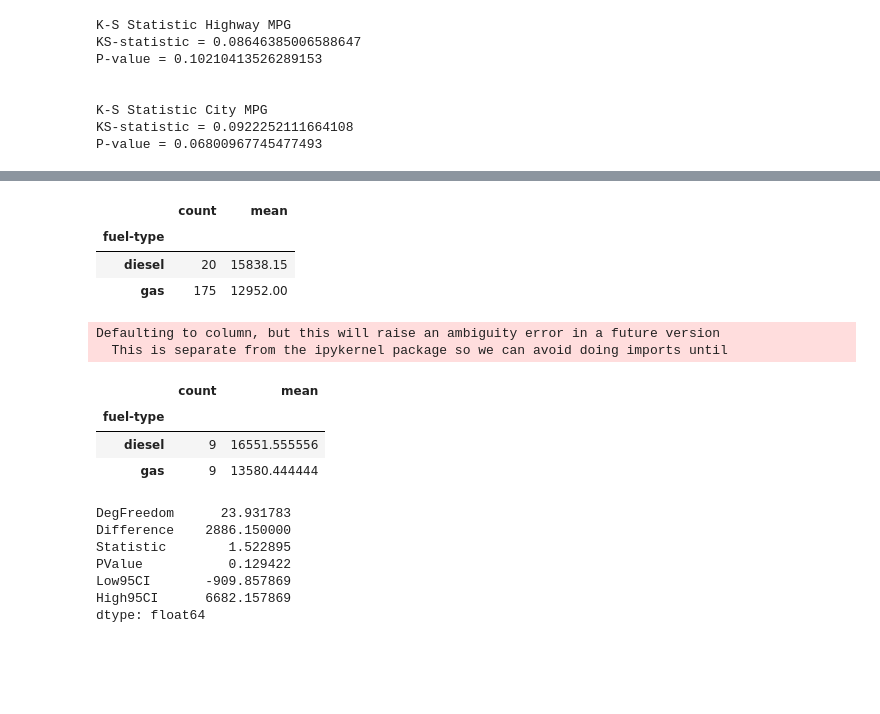
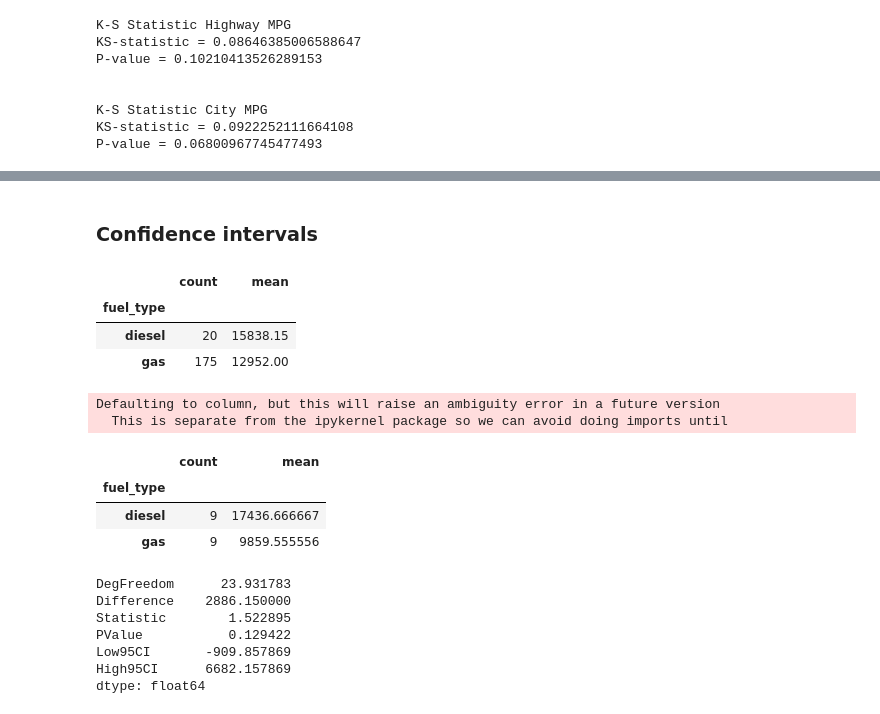
Before and after one commit to ryanarbow/uw_data_science, a Jupyter notebook: DS_methods_and_tools_2/RyanArbow-M02-HypothesisSim.ipynb, the cells around one changed output, grey strips where cells are left out. Saved outputs shown, nothing was run; the diff lists cells and outputs as text; code cells hidden in the pictures; blank space fills up the shorter version.

```diff
--- a/DS_methods_and_tools_2/RyanArbow-M02-HypothesisSim.ipynb
+++ b/DS_methods_and_tools_2/RyanArbow-M02-HypothesisSim.ipynb
@@ -54,7 +67,3 @@ dtype: object
 # %%
 #create log price
 auto_price['log_price'] = np.log(auto_price.price)
-# %%
-auto_price['highway_mpg'] = auto_price['highway-mpg']
-auto_price['city_mpg'] = auto_price['city-mpg']
-auto_price.drop(columns=['highway-mpg', 'city-mpg'])
@@ -149,0 +70,3 @@ plot_dists(gas_bootstrap_means, diesel_bootstrap_means,
+# %%
+#rename columns
+auto_price.rename(index=str, inplace=True, columns={"num-of-doors": "num_of_doors", "highway-mpg": "highway_mpg", "city-mpg":"city_mpg", "drive-wheels": "drive_wheels", "engine-location": "engine_location", "fuel-type":"fuel_type"})
@@ -268,37 +242,39 @@ P-value = 0.06800967745477493
+# %% [markdown]
+### Confidence intervals
 # %%
 #understand mean and counts
 def count_mean(dat):
-    groups = dat.groupby('fuel-type') # Create the groups
+    groups = dat.groupby('fuel_type') # Create the groups
     ## Create a data frame with the counts and the means of the groups
     return pd.DataFrame({'count': groups.size(),
                         'mean': groups.aggregate(np.mean).loc[:, 'price']})
 count_mean(auto_price)
 # %% [output]
 |  | count | mean |
-| fuel-type |  |  |
+| fuel_type |  |  |
 | diesel | 20 | 15838.15 |
 | gas | 175 | 12952.00 |
 # %%
 #test stratify
 p = 0.05
 def stratify(dat, p):
-    groups = dat.groupby('fuel-type') # Create the groups
+    groups = dat.groupby('fuel_type') # Create the groups
     nums = min(groups.size()) # Find the size of the smallest group
     num = int(p * dat.shape[0]) # Compute the desired number of samples per group
     if num <= nums: # If sufficient group size, sample each group and return.
         return groups.apply(lambda x: x.sample(n=num))
     else: # Oops. p is to large
         pmax = nums / dat.shape[0]
         print('The maximum value of p = ' + str(pmax))
 stratified = stratify(auto_price, p)
 count_mean(stratified)
 # %% [output]
 Defaulting to column, but this will raise an ambiguity error in a future version
   This is separate from the ipykernel package so we can avoid doing imports until
 |  | count | mean |
-| fuel-type |  |  |
-| diesel | 9 | 16551.555556 |
-| gas | 9 | 13580.444444 |
+| fuel_type |  |  |
+| diesel | 9 | 17436.666667 |
+| gas | 9 | 9859.555556 |
 # %%
 #create histograms
 def hist_plot(vec, bins):
```
Also changed, not shown: parts of 42 cells of this notebook.
